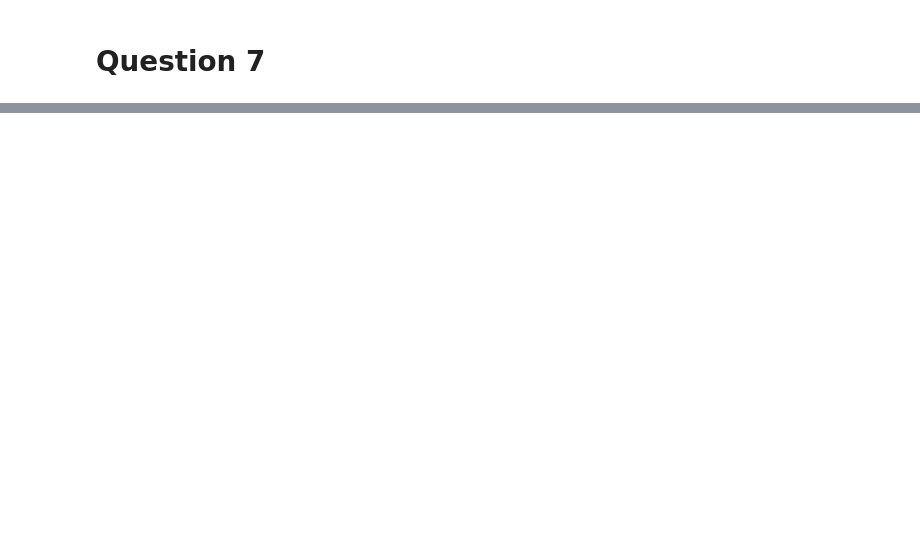
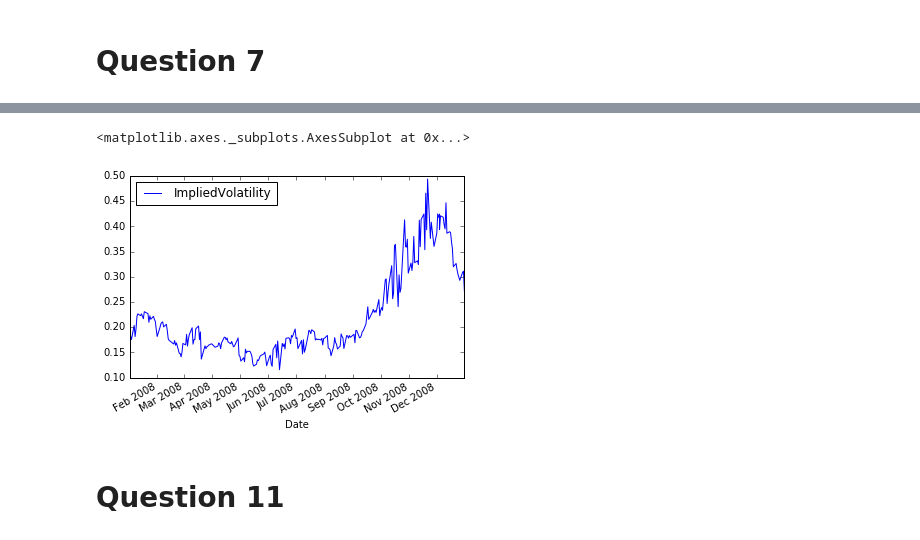
Before and after one commit to bspeice/experimental-finance, a Jupyter notebook: problem_set_1/Problem Set 1.ipynb, the cells around one changed output, grey strips where cells are left out. Drawn from its saved outputs; the diff is of its cells as text; code cells hidden in the pictures; blank space fills up the shorter version.

```diff
--- a/problem_set_1/Problem Set 1.ipynb
+++ b/problem_set_1/Problem Set 1.ipynb
@@ -193,0 +207,4 @@ ORDER BY YEAR(sp.Date), month(sp.Date)
+# %%
+df = nbprint_and_query('q10b.sql', use_latex=use_latex)
+df.plot(x='Date', y='ImpliedVolatility')
+# %% [output]
@@ -193,0 +212,4 @@ ORDER BY YEAR(sp.Date), month(sp.Date)
+<matplotlib.axes._subplots.AxesSubplot at 0x...>
+[figure, added]
+# %% [markdown]
+# Question 11
```
Also changed, not shown: parts of 30 cells of this notebook, 12 other files.
